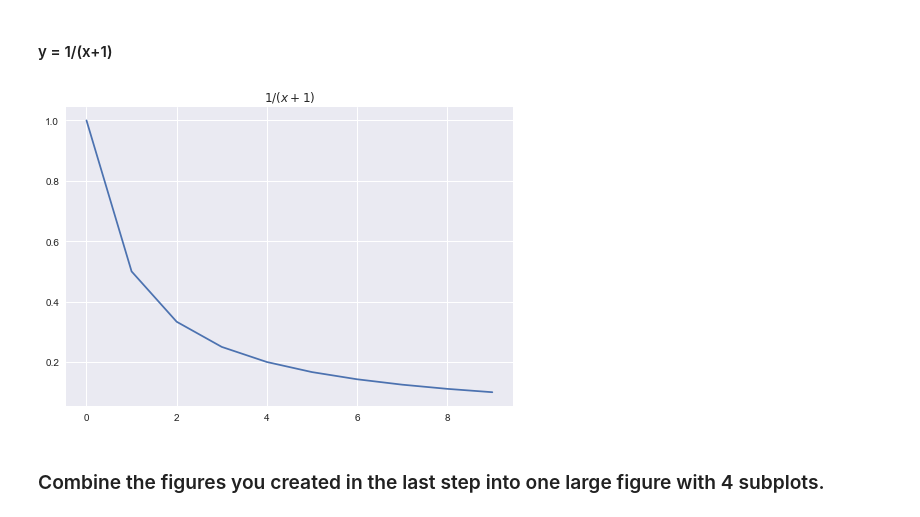
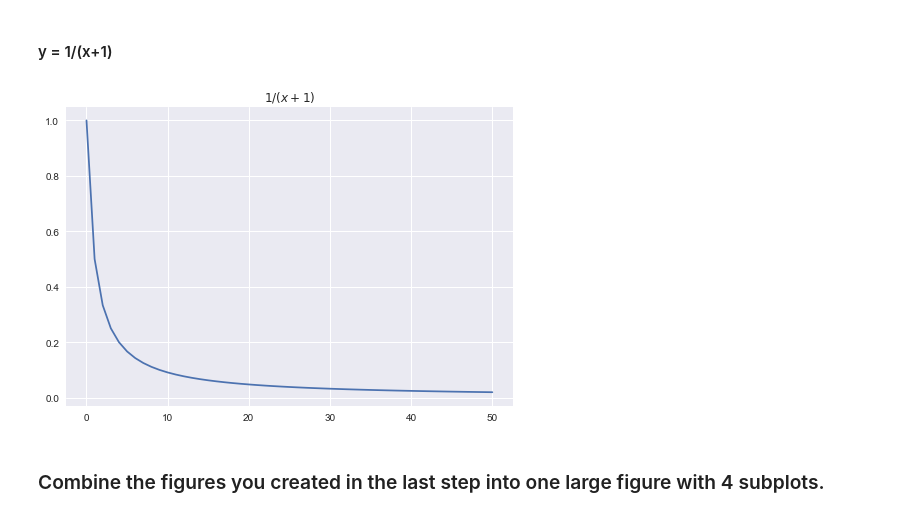
Before and after one commit to markydoug/numpy-pandas-visualization-exercises, a Jupyter notebook: matplotlib_exercises.ipynb, the cells around one changed output. Drawn from its saved outputs; the diff is of its cells as text; code cells hidden in the pictures.

```diff
--- a/matplotlib_exercises.ipynb
+++ b/matplotlib_exercises.ipynb
@@ -59,14 +60,14 @@ plt.show()
 # %% [markdown]
 #### y = 1/(x+1)
 # %%
-x = list(range(0, 10))
+x = list(range(0, 51))
 y = [(1/(n+1)) for n in x]
 fig, ax = plt.subplots()
 ax.set_title('$1/(x+1)$')
 ax.plot(x, y)
 plt.show()
 # %% [output]
-[figure, old version]
+[figure, new version]
 # %% [markdown]
 ### Combine the figures you created in the last step into one large figure with 4 subplots.
 # %%
```
Also changed, not shown: parts of 6 cells of this notebook.
